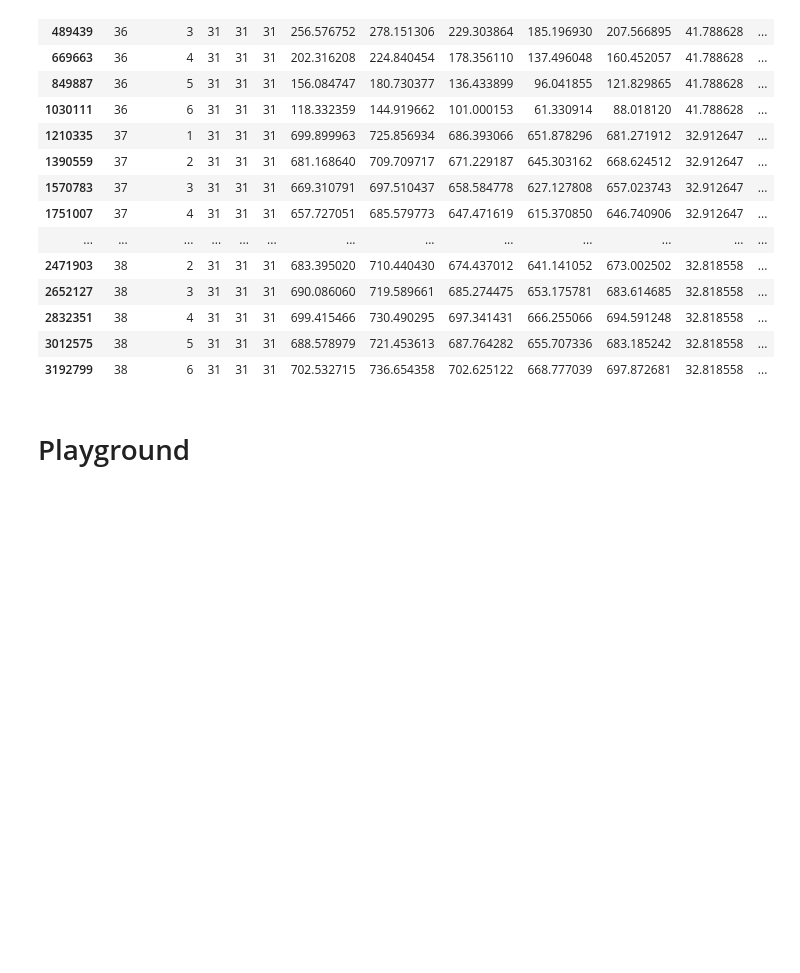
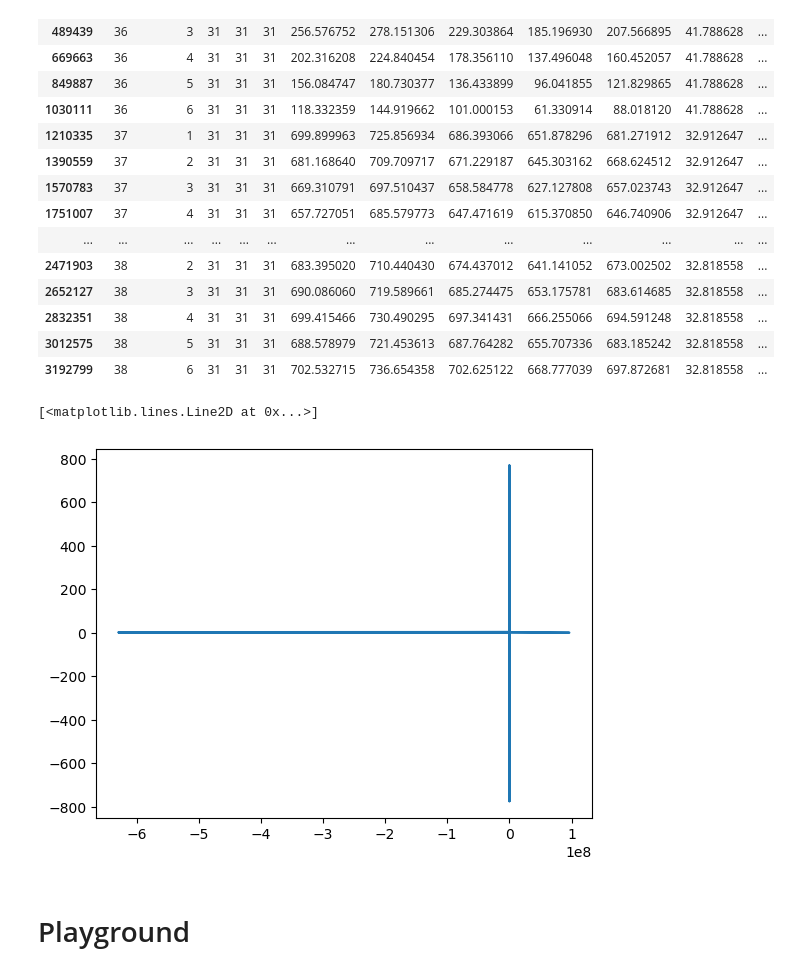
Before and after one commit to chikakoto/tdcs_thesis, a Jupyter notebook: notebooks/0.3_create_attributes.ipynb, the cells around one changed output. Drawn from its saved outputs; the diff is of its cells as text; code cells hidden in the pictures; blank space fills up the shorter version.

```diff
--- a/notebooks/0.3_create_attributes.ipynb
+++ b/notebooks/0.3_create_attributes.ipynb
@@ -7,7 +7,7 @@ from scipy import stats
 # %% [markdown]
 # Load prepared data
 # %%
-save_path = "/Users/chikakoolsen/opt/python/thesis/code/tdcs_thesis/data/processed/"
+save_path = "/Users/chikakoolsen/opt/python/thesis/code/tdcs_thesis/data/raw/"
 # %% [markdown]
 ## fmap mean for 5 run
 # %%
@@ -131,3 +131,8 @@ df[(df['i']==31) & (df['j']==31) & (df['k']==31)]
 | 2832351 | 38 | 4 | 31 | 31 | 31 | 699.415466 | 730.490295 | 697.341431 | 666.255066 | 694.591248 | 32.818558 | ... |
 | 3012575 | 38 | 5 | 31 | 31 | 31 | 688.578979 | 721.453613 | 687.764282 | 655.707336 | 683.185242 | 32.818558 | ... |
 | 3192799 | 38 | 6 | 31 | 31 | 31 | 702.532715 | 736.654358 | 702.625122 | 668.777039 | 697.872681 | 32.818558 | ... |
+# %%
+plt.plot(new1, df['theory'].values)
+# %% [output]
+[<matplotlib.lines.Line2D at 0x...>]
+[figure, added]
```
Also changed, not shown: parts of 1 cell of this notebook, 7 other files.
